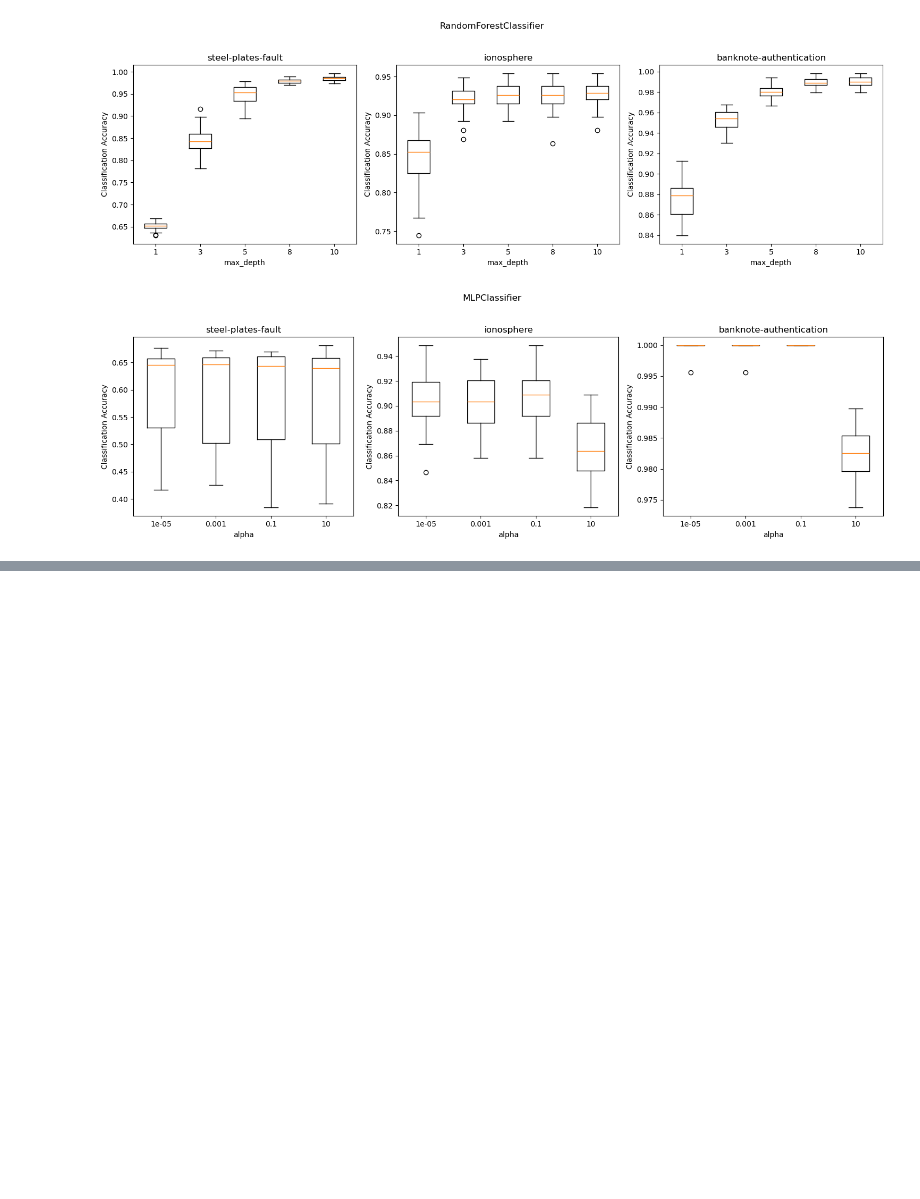
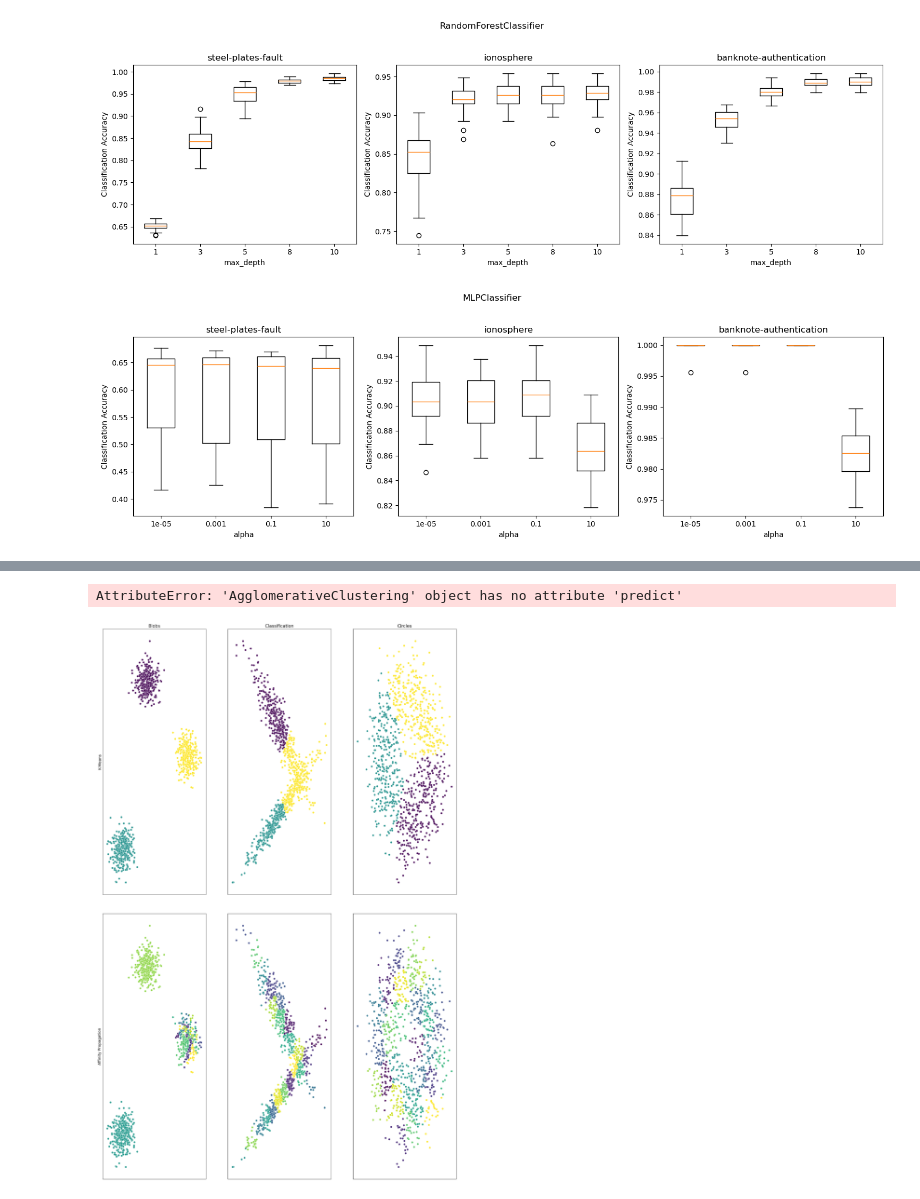
Before and after one commit to Naomi-Parte/AIML-Algorithms, a Jupyter notebook: datasets/classifications.ipynb, the cells around one changed output, grey strips where cells are left out. Saved outputs shown, nothing was run; the diff lists cells and outputs as text; code cells hidden in the pictures; blank space fills up the shorter version.

```diff
--- a/datasets/classifications.ipynb
+++ b/datasets/classifications.ipynb
@@ -178,0 +211,48 @@ for clf_name in classifiers:
+# %%
+clustering_algorithms = {
+    "K-Means": KMeans(n_clusters=3, random_state=seed),
+    "Affinity Propagation": AffinityPropagation(random_state=seed),
+    "DBSCAN": DBSCAN(),
+    "Gaussian Mixture Model": GaussianMixture(n_components=3, random_state=seed),
+    "BIRCH": Birch(n_clusters=3),
+    "Agglomerative Clustering": AgglomerativeClustering(n_clusters=3),
+    "Mean Shift": MeanShift()
+}
+# %%
+results = {name: {} for name in clustering_algorithms}
+
+for dataset_name, (X, y) in cluster_datasets.items():
+    for algo_name, algorithm in clustering_algorithms.items():
+        if algo_name == "Affinity Propagation" or algo_name == "DBSCAN":
+            clusters = algorithm.fit_predict(X)
+        else:
+            clusters = algorithm.fit(X).predict(X)
+        results[algo_name][dataset_name] = clusters
+# %% [output]
+AttributeError: 'AgglomerativeClustering' object has no attribute 'predict'
+# %%
+import seaborn as sns
+
+fig, axes = plt.subplots(len(clustering_algorithms), len(datasets), figsize=(20, 30))
+fig.tight_layout(pad=5.0)
+
+# Add titles to the columns
+for ax, dataset_name in zip(axes[0], datasets.keys()):
+    ax.set_title(dataset_name, fontsize=16)
+
+# Plot each algorithm's results
+for i, (algo_name, dataset_results) in enumerate(results.items()):
+    for j, (dataset_name, clusters) in enumerate(dataset_results.items()):
+        ax = axes[i, j]
+        sns.scatterplot(x=datasets[dataset_name][0][:, 0], y=datasets[dataset_name][0][:, 1], hue=clusters, palette='viridis', ax=ax, legend=None, s=50)
+        if j == 0:
+            ax.set_ylabel(algo_name, fontsize=14)
+        else:
+            ax.set_ylabel('')
+        ax.set_xlabel('')
+        ax.set_xticks([])
+        ax.set_yticks([])
+
+plt.show()
+# %% [output]
+[figure, added]
```
Also changed, not shown: parts of 8 cells of this notebook.
